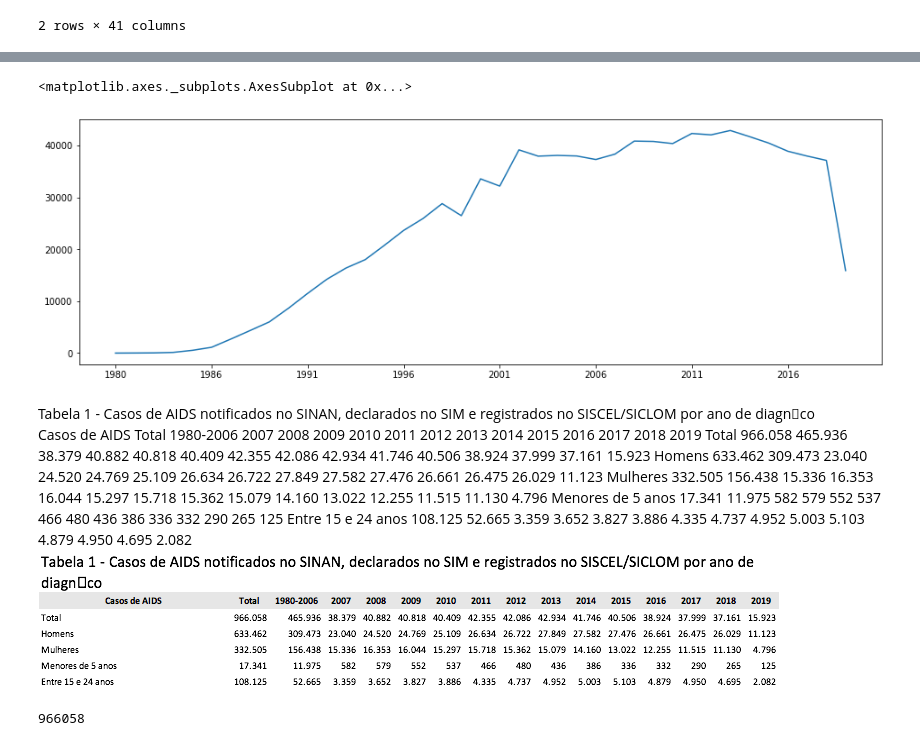
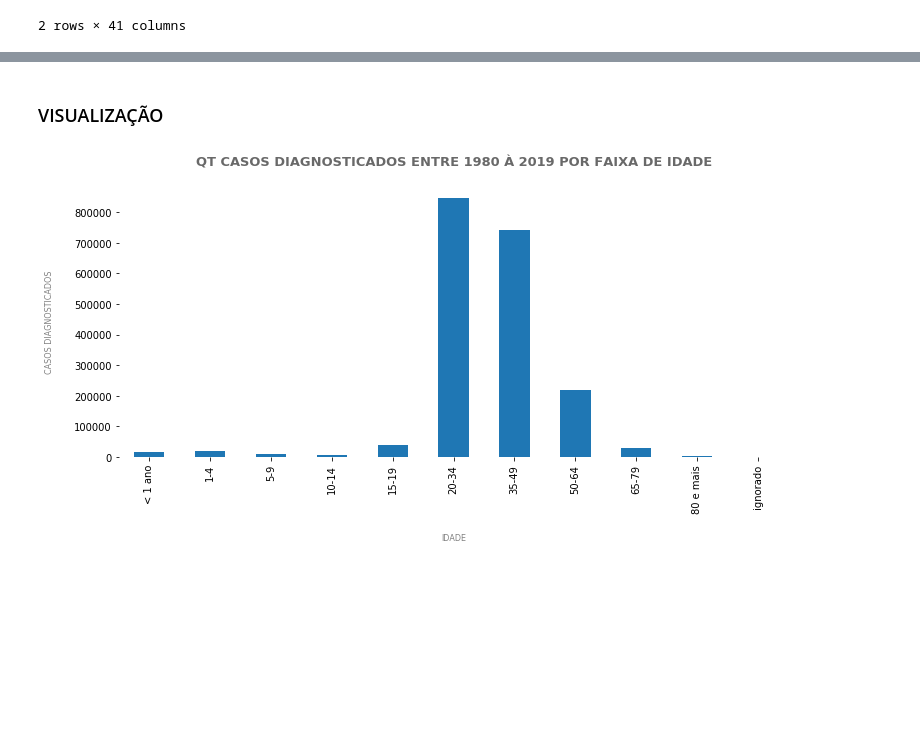
Before and after one commit to daianeklein/bootcamp-Alura, a Jupyter notebook: Desafio-Modulo1.ipynb, the cells around one changed output, grey strips where cells are left out. Cells and saved outputs as stored; diff of their text form; code cells hidden in the pictures; blank space fills up the shorter version.

```diff
--- a/Desafio-Modulo1.ipynb
+++ b/Desafio-Modulo1.ipynb
@@ -39,5 +103,3 @@ df.head(2)
 | 0 | < 1 ano | 0 | 2 | 0 | 4 | 6 | 1 | 29 | 60 | 63 | ... | ... |
 | 1 | 1-4 | 0 | 0 | 0 | 3 | 3 | 8 | 21 | 41 | 56 | ... | ... |
 2 rows × 41 columns
-# %%
-df.set_index('fx_idade').T.sum().plot(figsize=(13,5))
@@ -47,17 +106,17 @@ df.set_index('fx_idade').T.sum().plot(figsize=(13,5))
-# %%
-df.drop(['fx_idade', 'Total'], axis = 1).sum().plot(figsize=(16,5))
-# %% [output]
-<matplotlib.axes._subplots.AxesSubplot at 0x...>
-[figure, removed]
-# %% [markdown]
-Tabela 1 - Casos de AIDS notificados no SINAN, declarados no SIM e registrados no SISCEL/SICLOM por ano de diagn󳴩co
-Casos de AIDS	Total	1980-2006	2007	2008	2009	2010	2011	2012	2013	2014	2015	2016	2017	2018	2019
-Total	966.058	465.936	38.379	40.882	40.818	40.409	42.355	42.086	42.934	41.746	40.506	38.924	37.999	37.161	15.923
-Homens	633.462	309.473	23.040	24.520	24.769	25.109	26.634	26.722	27.849	27.582	27.476	26.661	26.475	26.029	11.123
-Mulheres	332.505	156.438	15.336	16.353	16.044	15.297	15.718	15.362	15.079	14.160	13.022	12.255	11.515	11.130	4.796
-Menores de 5 anos	17.341	11.975	582	579	552	537	466	480	436	386	336	332	290	265	125
-Entre 15 e 24 anos	108.125	52.665	3.359	3.652	3.827	3.886	4.335	4.737	4.952	5.003	5.103	4.879	4.950	4.695	2.082![image.png](attachment:image.png)
-# %%
-df.drop(['fx_idade', 'Total'], axis = 1).sum().sum()
-# %% [output]
-966058
+# %% [markdown]
+### VISUALIZAÇÃO
+# %%
+
+s2 = df.set_index('fx_idade').T.sum().plot(kind = 'bar', figsize=(12, 5))
+
+s2 = plt.title('QT CASOS DIAGNOSTICADOS ENTRE 1980 À 2019 POR FAIXA DE IDADE',
+               pad = 20,
+         fontsize = 13, color ='dimgrey', fontweight = 'bold')
+
+#s2.yaxis.set_major_formatter(ticker.StrMethodFormatter('{x:,.2f}'))
+
+s2 = sns.despine(bottom = True, left=True)
+s2 = plt.xlabel('IDADE', color = 'grey', labelpad = 20, fontsize = 8)
+s2 = plt.ylabel('CASOS DIAGNOSTICADOS', color = 'grey', labelpad = 20, fontsize = 8)
+# %% [output]
+[figure, added]
```
Also changed, not shown: parts of 19 cells of this notebook.
